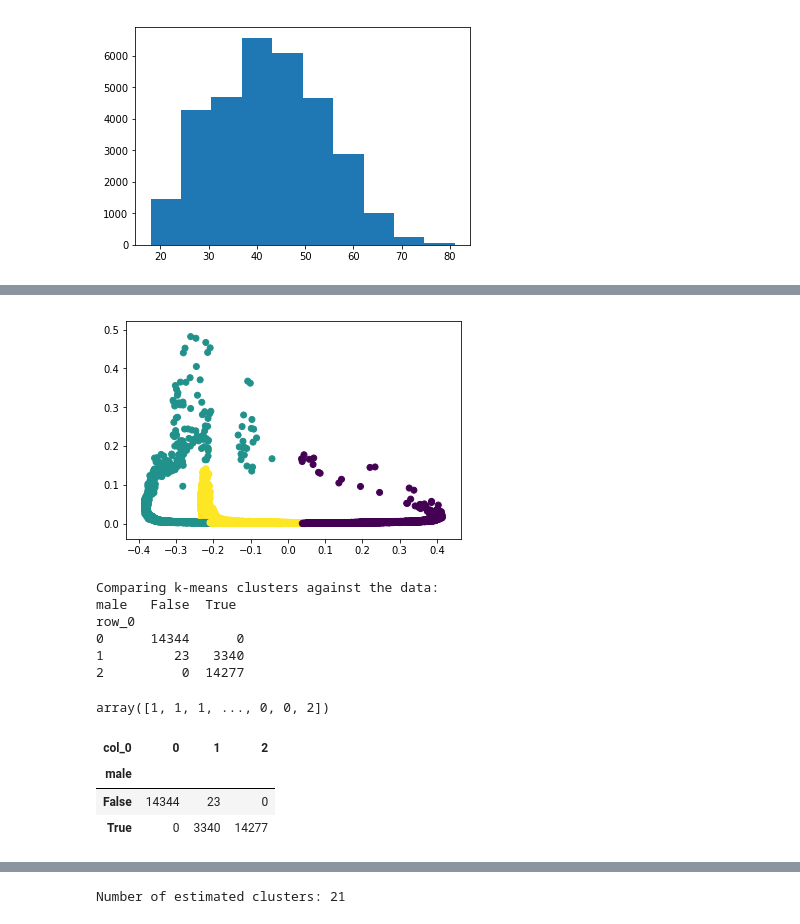
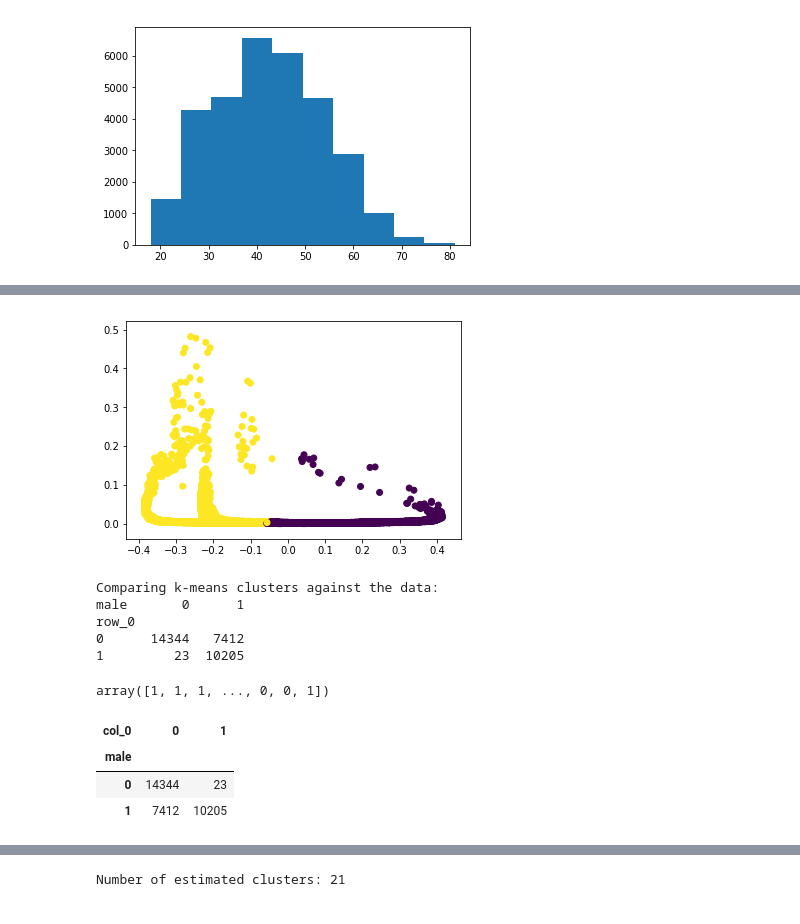
Before and after one commit to ckusheva/Boston-marathon, a Jupyter notebook: Boston marathon.ipynb, the cells around one changed output, grey strips where cells are left out. Cells and saved outputs as stored; diff of their text form; code cells hidden in the pictures.

```diff
--- a/Boston marathon.ipynb
+++ b/Boston marathon.ipynb
@@ -25,6 +25,8 @@ data.head()
 data['male'] = data['gender'] == 'M'
 data = data.dropna(axis=1, how='any')
 data = data.dropna(axis=0, how='any')
+# %%
+data['male'] = data['male'].apply(lambda x: 1 if x == True else 0)
 # %%
 data.head()
 # %% [output]
@@ -62,43 +81,41 @@ sns.swarmplot(x="age", y="pace", hue="male", data=data)
 # %%
 # Normalize the data.
 X_norm = normalize(X)
 
 # Reduce it to five components.
 X_pca = PCA(5).fit_transform(X_norm)
 
 # Calculate predicted values.
-y_pred = KMeans(n_clusters=3, random_state=42).fit_predict(X_pca)
+y_pred = KMeans(n_clusters=2, random_state=42).fit_predict(X_pca)
 
 # Plot the solution.
 plt.scatter(X_pca[:, 0], X_norm[:, 1], c=y_pred)
 plt.show()
 
 # Check the solution against the data.
 print('Comparing k-means clusters against the data:')
 print(pd.crosstab(y_pred, y))
 # %% [output]
-[figure, old version]
+[figure, new version]
 Comparing k-means clusters against the data:
-male   False  True
+male       0      1
 row_0
-0      14344      0
-1         23   3340
-2          0  14277
+0      14344   7412
+1         23  10205
 # %%
 y_pred
 # %% [output]
-array([1, 1, 1, ..., 0, 0, 2])
+array([1, 1, 1, ..., 0, 0, 1])
 # %%
-
 # Get predicted clusters.
-full_pred = KMeans(n_clusters=3, random_state=42).fit_predict(X_norm)
+full_pred = KMeans(n_clusters=2, random_state=42).fit_predict(X_norm)
 
 pd.crosstab(y, full_pred)
 # %% [output]
-| col_0 | 0 | 1 | 2 |
-| male |  |  |  |
-| False | 14344 | 23 | 0 |
-| True | 0 | 3340 | 14277 |
+| col_0 | 0 | 1 |
+| male |  |  |
+| 0 | 14344 | 23 |
+| 1 | 7412 | 10205 |
 # %%
 from sklearn import metrics
 
```
Also changed, not shown: parts of 9 cells of this notebook.
